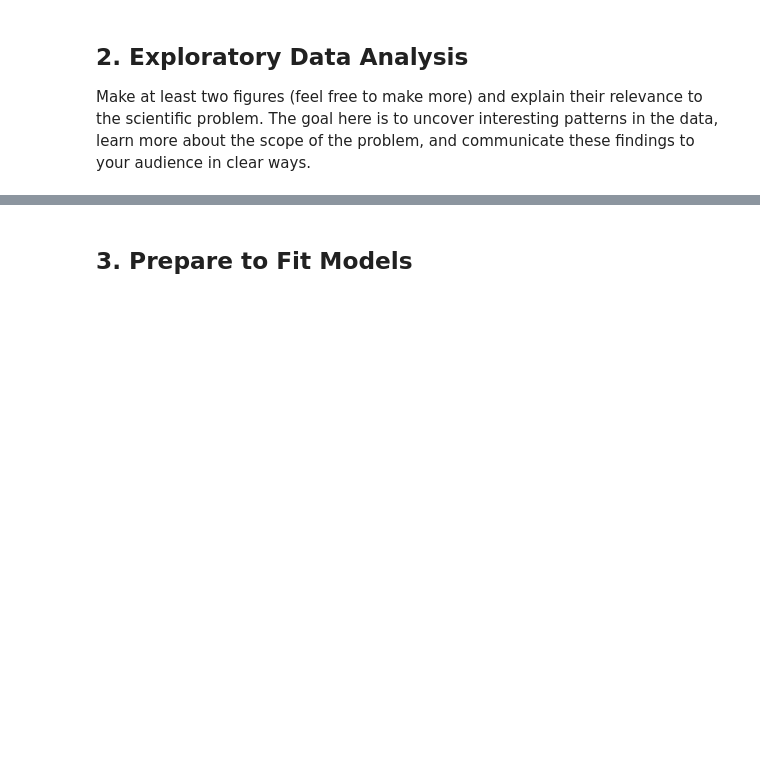
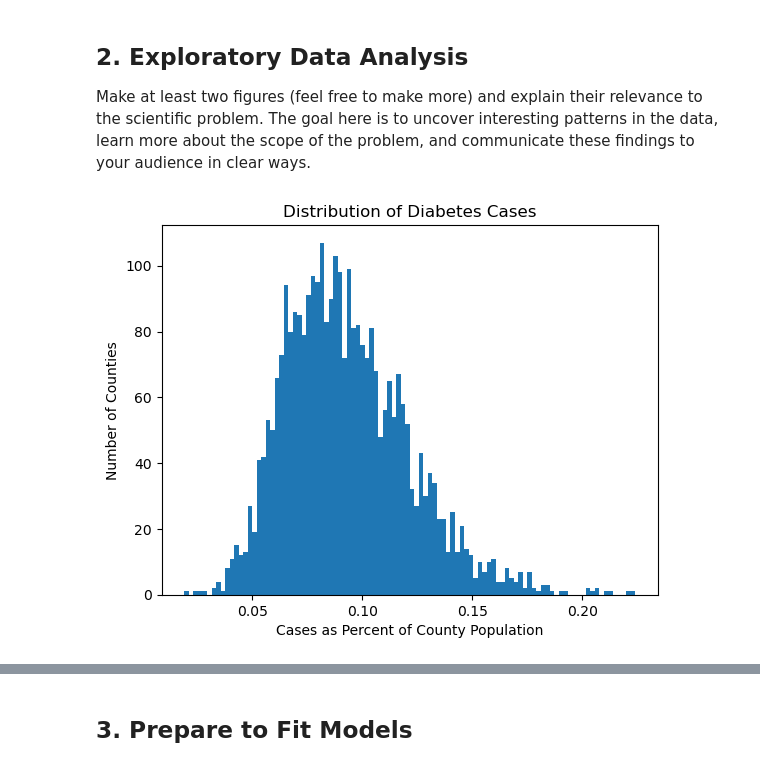
Before and after one commit to nereidagra/Computational-Social-Science-Projects, a Jupyter notebook: Project 2/Project 2 Students.ipynb, the cells around one changed output, grey strips where cells are left out. Saved outputs shown, nothing was run; the diff lists cells and outputs as text; code cells hidden in the pictures; blank space fills up the shorter version.

```diff
--- a/Project 2/Project 2 Students.ipynb
+++ b/Project 2/Project 2 Students.ipynb
@@ -409,4 +408,12 @@ Make at least two figures (feel free to make more) and explain their relevance t
 # %%
 #
 # EDA #1 and interpretations in this section
-#-----------
+# histogram to see the distribution of diabetes cases as percentage of county population
+plt.clf() # clear the figure because sometimes it can get messy if you don't
+plt.title('Distribution of Diabetes Cases')
+plt.xlabel('Cases as Percent of County Population')
+plt.hist(diabetes['Diabetes_Number'], bins=100)
+plt.ylabel('Number of Counties')
+plt.show();
+# %% [output]
+[figure, added]
```
Also changed, not shown: parts of 9 cells of this notebook.
